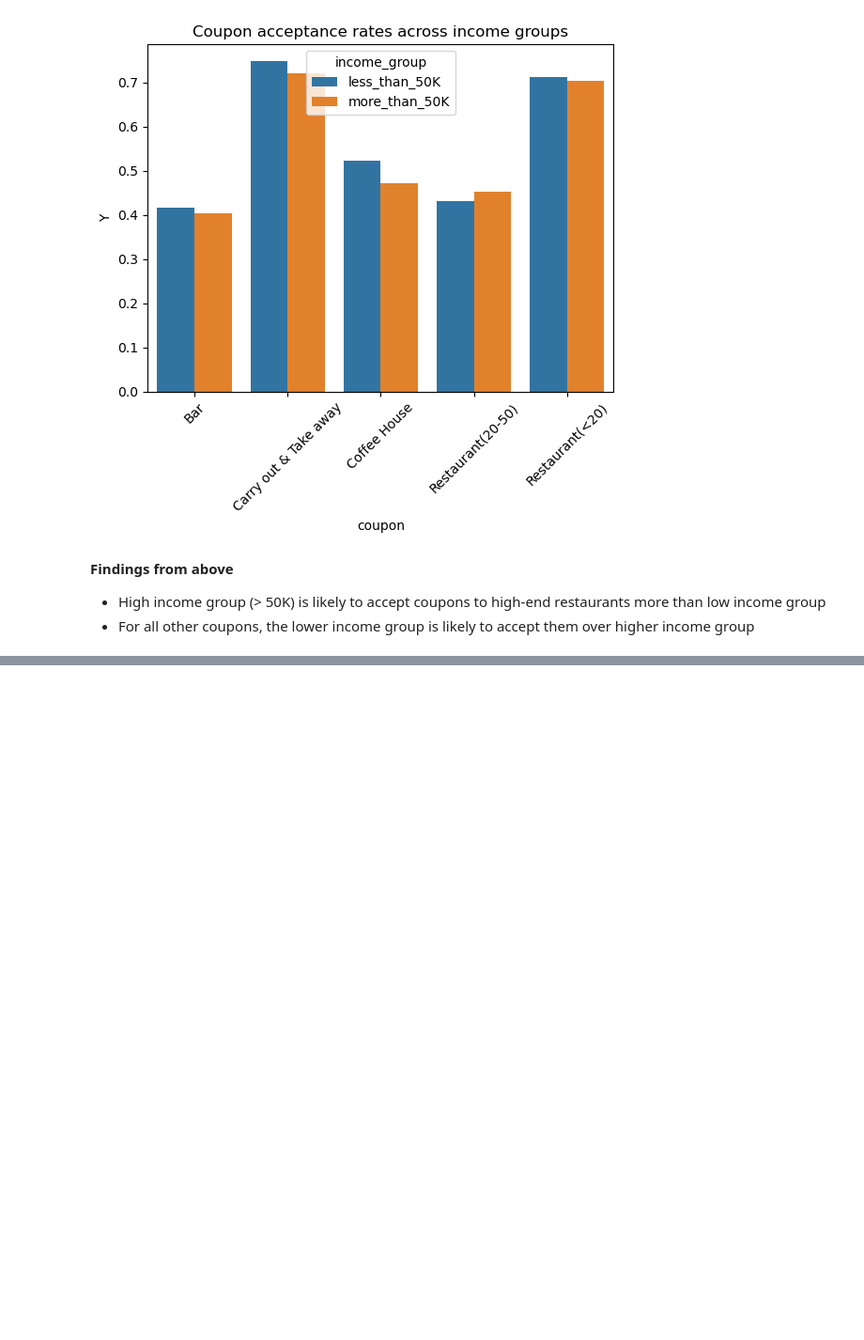
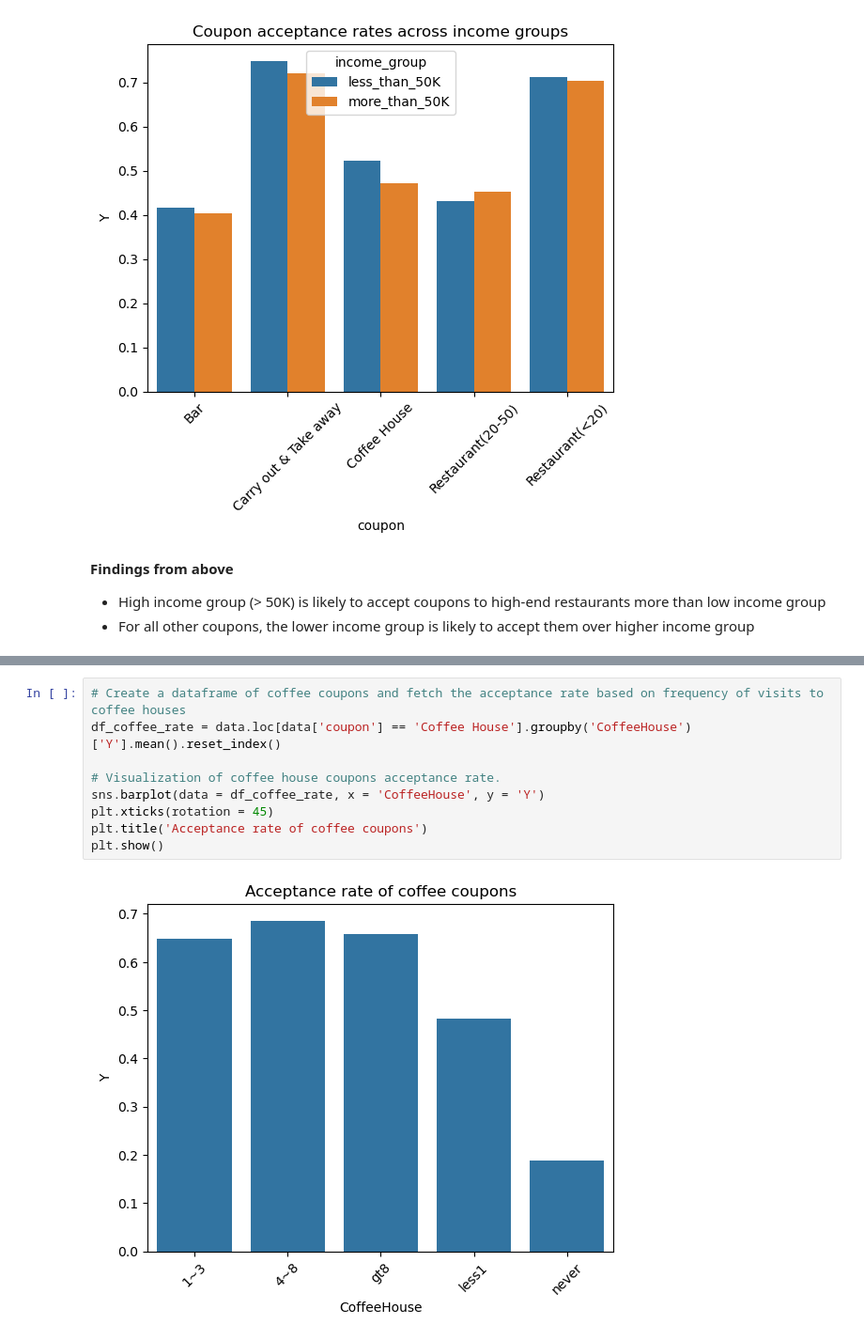
Before and after one commit to akshaynk21/ml-playground, a Jupyter notebook: coupon_application1/coupons.ipynb, the cells around one changed output, grey strips where cells are left out. Shown at 94% size. Cells and saved outputs as stored; diff of their text form; blank space fills up the shorter version.

```diff
--- a/coupon_application1/coupons.ipynb
+++ b/coupon_application1/coupons.ipynb
@@ -376,0 +333,11 @@ print(df_coffee_rate)
+# %%
+# Create a dataframe of coffee coupons and fetch the acceptance rate based on frequency of visits to coffee houses
+df_coffee_rate = data.loc[data['coupon'] == 'Coffee House'].groupby('CoffeeHouse')['Y'].mean().reset_index()
+
+# Visualization of coffee house coupons acceptance rate.
+sns.barplot(data = df_coffee_rate, x = 'CoffeeHouse', y = 'Y')
+plt.xticks(rotation = 45)
+plt.title('Acceptance rate of coffee coupons')
+plt.show()
+# %% [output]
+[figure, added]
```
Also changed, not shown: parts of 22 cells of this notebook, 1 other file.
